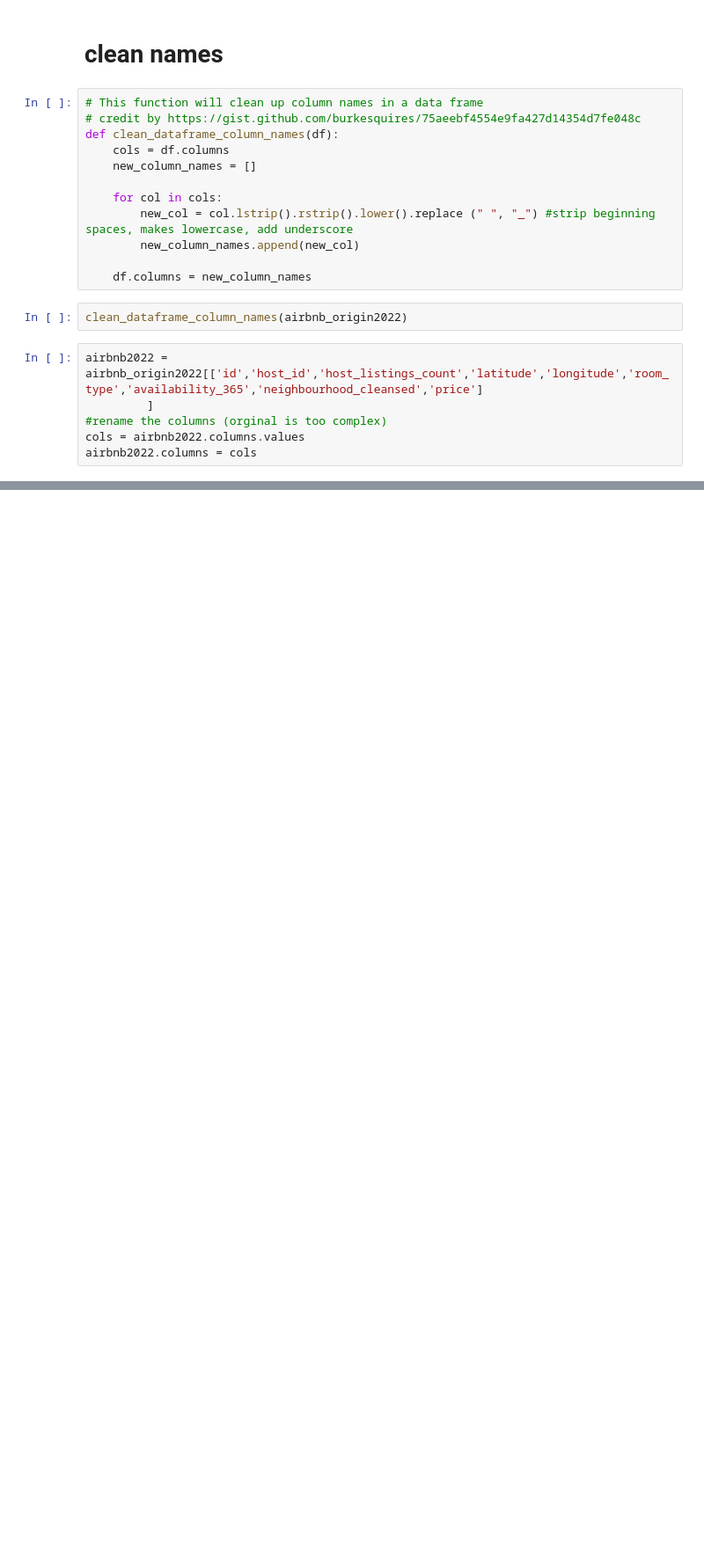
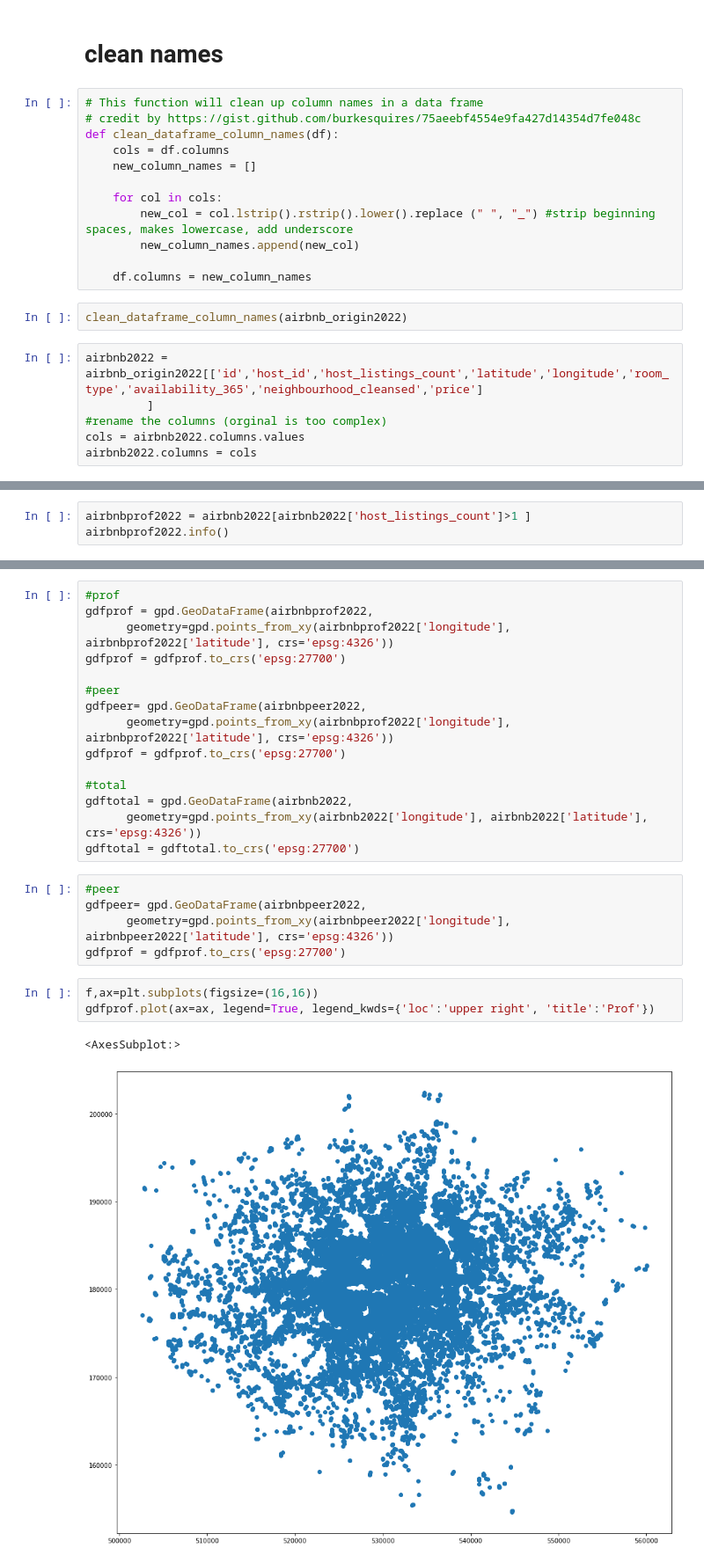
Before and after one commit to korentinchen/fsdsgroupwork, a Jupyter notebook: test.ipynb, the cells around one changed output, grey strips where cells are left out. Shown at 88% size. Drawn from its saved outputs; the diff is of its cells as text; blank space fills up the shorter version.

```diff
--- a/test.ipynb
+++ b/test.ipynb
@@ -72,0 +92,3 @@ airbnb2022
+# %%
+airbnbprof2022 = airbnb2022[airbnb2022['host_listings_count']>1 ]
+airbnbprof2022.info()
@@ -72,0 +188,26 @@ airbnb2022
+# %%
+#prof
+gdfprof = gpd.GeoDataFrame(airbnbprof2022,
+      geometry=gpd.points_from_xy(airbnbprof2022['longitude'], airbnbprof2022['latitude'], crs='epsg:4326'))
+gdfprof = gdfprof.to_crs('epsg:27700')
+
+#peer
+gdfpeer= gpd.GeoDataFrame(airbnbpeer2022,
+      geometry=gpd.points_from_xy(airbnbprof2022['longitude'], airbnbprof2022['latitude'], crs='epsg:4326'))
+gdfprof = gdfprof.to_crs('epsg:27700')
+
+#total
+gdftotal = gpd.GeoDataFrame(airbnb2022,
+      geometry=gpd.points_from_xy(airbnb2022['longitude'], airbnb2022['latitude'], crs='epsg:4326'))
+gdftotal = gdftotal.to_crs('epsg:27700')
+# %%
+#peer
+gdfpeer= gpd.GeoDataFrame(airbnbpeer2022,
+      geometry=gpd.points_from_xy(airbnbpeer2022['longitude'], airbnbpeer2022['latitude'], crs='epsg:4326'))
+gdfprof = gdfprof.to_crs('epsg:27700')
+# %%
+f,ax=plt.subplots(figsize=(16,16))
+gdfprof.plot(ax=ax, legend=True, legend_kwds={'loc':'upper right', 'title':'Prof'})
+# %% [output]
+<AxesSubplot:>
+[figure, added]
```
Also changed, not shown: parts of 40 cells of this notebook.
